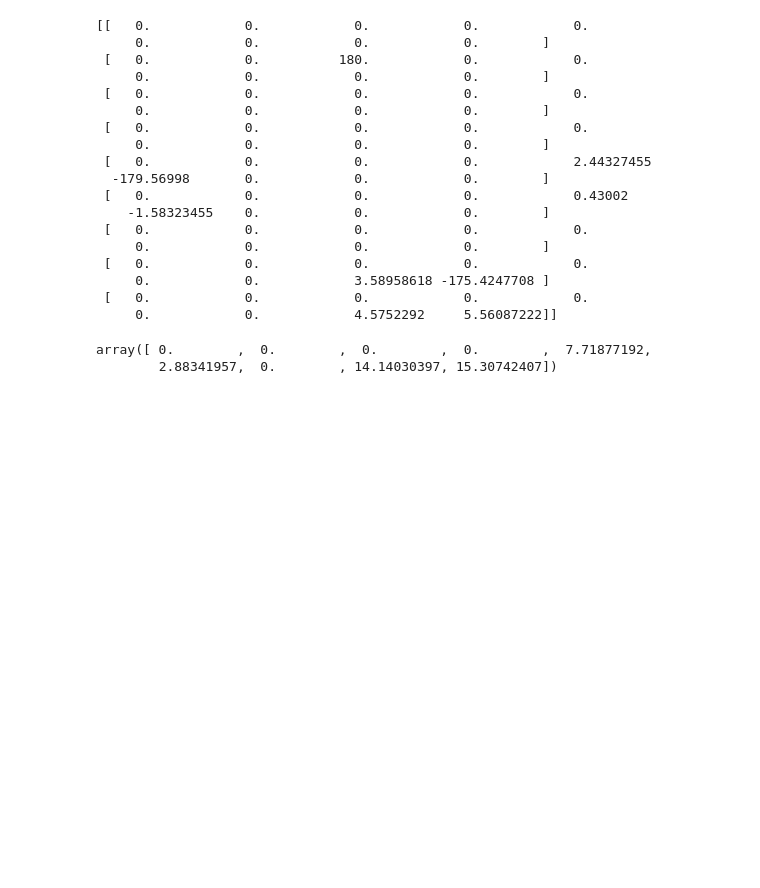
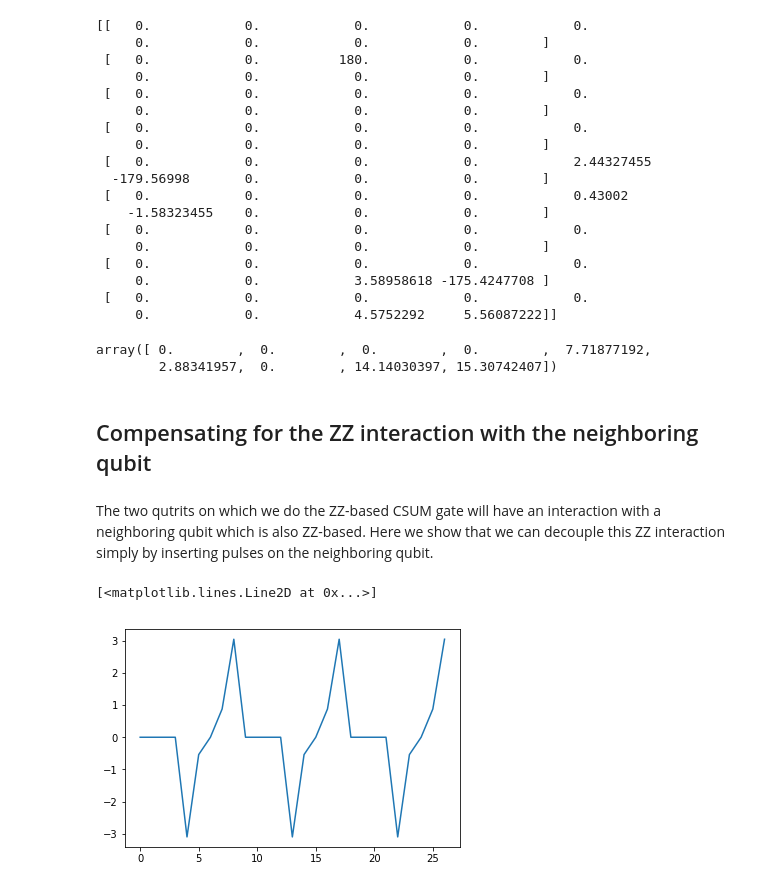
Before and after one commit to r0cketdyne/bhcalcs, a Jupyter notebook: Building a CSUM from the ZZ interaction.ipynb, the cells around one changed output. Cells and saved outputs as stored; diff of their text form; code cells hidden in the pictures; blank space fills up the shorter version.

```diff
--- a/Building a CSUM from the ZZ interaction.ipynb
+++ b/Building a CSUM from the ZZ interaction.ipynb
@@ -189,3 +189,42 @@ np.angle(np.diag(reduce(np.dot, [UYEF_2q_q0, UYEF_2q_q1, UYEF_m_2q_q0, UYEF_m_2q
 # %% [output]
 array([ 0.        ,  0.        ,  0.        ,  0.        ,  7.71877192,
         2.88341957,  0.        , 14.14030397, 15.30742407])
+# %% [markdown]
+## Compensating for the ZZ interaction with the neighboring qubit
+# %% [markdown]
+The two qutrits on which we do the ZZ-based CSUM gate will have an interaction with a neighboring qubit which is also ZZ-based.  Here we show that we can decouple this ZZ interaction simply by inserting pulses on the neighboring qubit.
+# %%
+X = np.array([[0,1,0],
+              [0,0,1],
+              [1,0,0]])
+
+Id = np.eye(3)
+
+XIdId = reduce(np.kron, [X, Id, Id])
+# %%
+alpha_11 = np.random.randn()
+alpha_12 = np.random.randn()
+alpha_21 = np.random.randn()
+alpha_22 = np.random.randn()
+H_q0q1 = np.diag([0,0,0,0,alpha_11, alpha_12, 0, alpha_21, alpha_22])
+
+Zcorr = expm(1j*np.diag([0,delta_t*(alpha_11 + alpha_21), delta_t*(alpha_12 + alpha_22)]))
+IdZcorrId = reduce(np.kron, [Id, Zcorr, Id])
+
+beta_11 = np.random.randn()
+beta_12 = np.random.randn()
+beta_21 = np.random.randn()
+beta_22 = np.random.randn()
+H_q1q2 = np.diag([0,0,0,0,beta_11, beta_12, 0, beta_21, beta_22])
+
+delta_t = 1
+
+H_total = np.kron(H_q0q1, Id) + np.kron(Id, H_q1q2)
+# %%
+U_total = expm(-1j*delta_t*H_total)
+# %%
+U_real = reduce(np.dot, [IdZcorrId, U_total, XIdId, U_total, XIdId, U_total, XIdId])
+plt.plot(np.angle(np.diag(U_real)))
+# %% [output]
+[<matplotlib.lines.Line2D at 0x...>]
+[figure, added]
```
Also changed, not shown: parts of 5 cells of this notebook, 1 other file.
